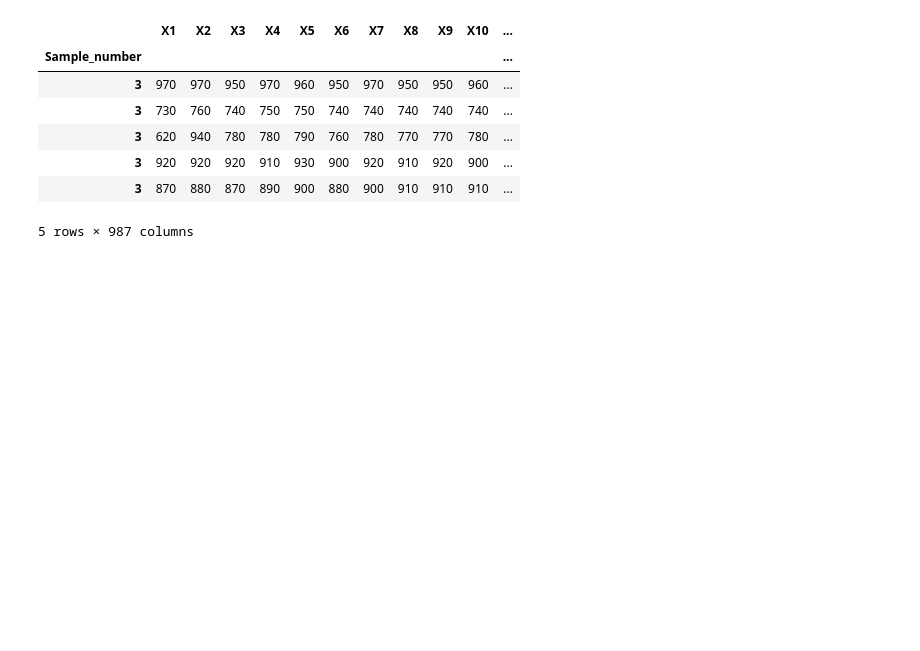
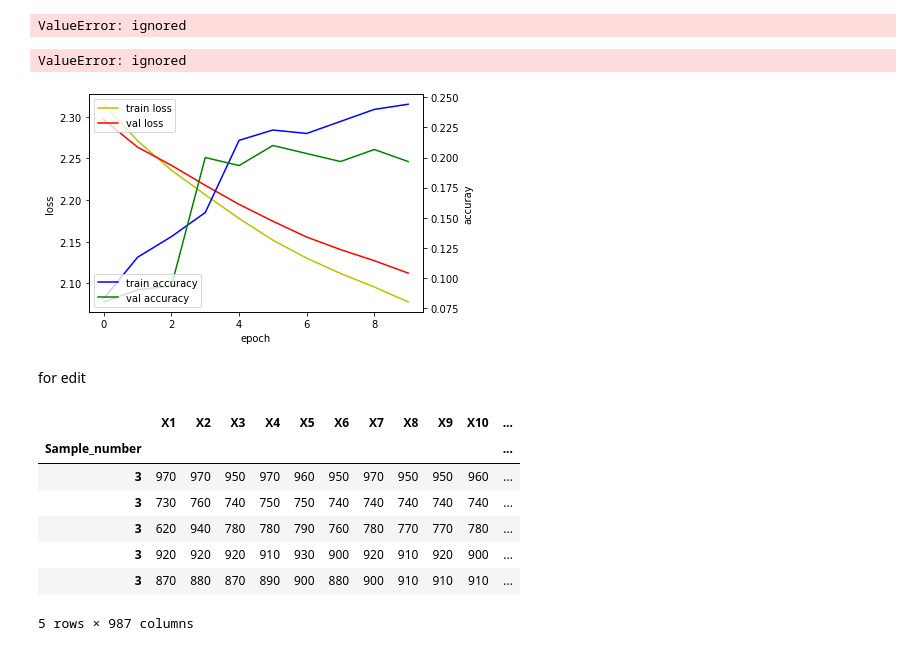
Before and after one commit to mgkim-developer/INU_lab, a Jupyter notebook: ECG_analysis_AI.ipynb, the cells around one changed output. Drawn from its saved outputs; the diff is of its cells as text; code cells hidden in the pictures; blank space fills up the shorter version.

Commit message:
for edit

```diff
--- a/ECG_analysis_AI.ipynb
+++ b/ECG_analysis_AI.ipynb
@@ -2,0 +212,7 @@
+# %%
+# 'One-Hot encoding'이라는 기법으로 0,1,2값은 vectorization 한다.
+Y_train = np_utils.to_categorical(Y_train)
+Y_val = np_utils.to_categorical(Y_val)
+Y_test = np_utils.to_categorical(Y_test)
+# %% [output]
+ValueError: ignored
@@ -3,3 +223,22 @@
+# %%
+#histoty에 있는 학습중에 발생한 loss, accuracy, val_loss, val_accuracy를 출력
+hist = model.fit(X_train,Y_train, epochs =fit_epochs, batch_size = fit_bs, validation_data = (X_val,Y_val),callbacks=[early_stopping])
+loss_and_metrics = model.evaluate(X_test,Y_test,batch_size=test_bs)
+print('loss : ' , hist.history['loss'])
+print('accuray : ' , hist.history['accuracy'])
+print('val_loss : ' , hist.history['val_loss'])
+print('val_accuracy' , hist.history['val_accuracy'])
+print('-----------------------')
+print('loss_and_metrics:'+ str(loss_and_metrics))
+# %% [output]
+ValueError: ignored
+# %%
+#그래프를 그려주는 함수
+model_graph()
+# %% [output]
+[figure, added]
+# %% [markdown]
+for edit
 # %%
 import pandas as pd
 import numpy as np
```
Also changed, not shown: parts of 7 cells of this notebook.
